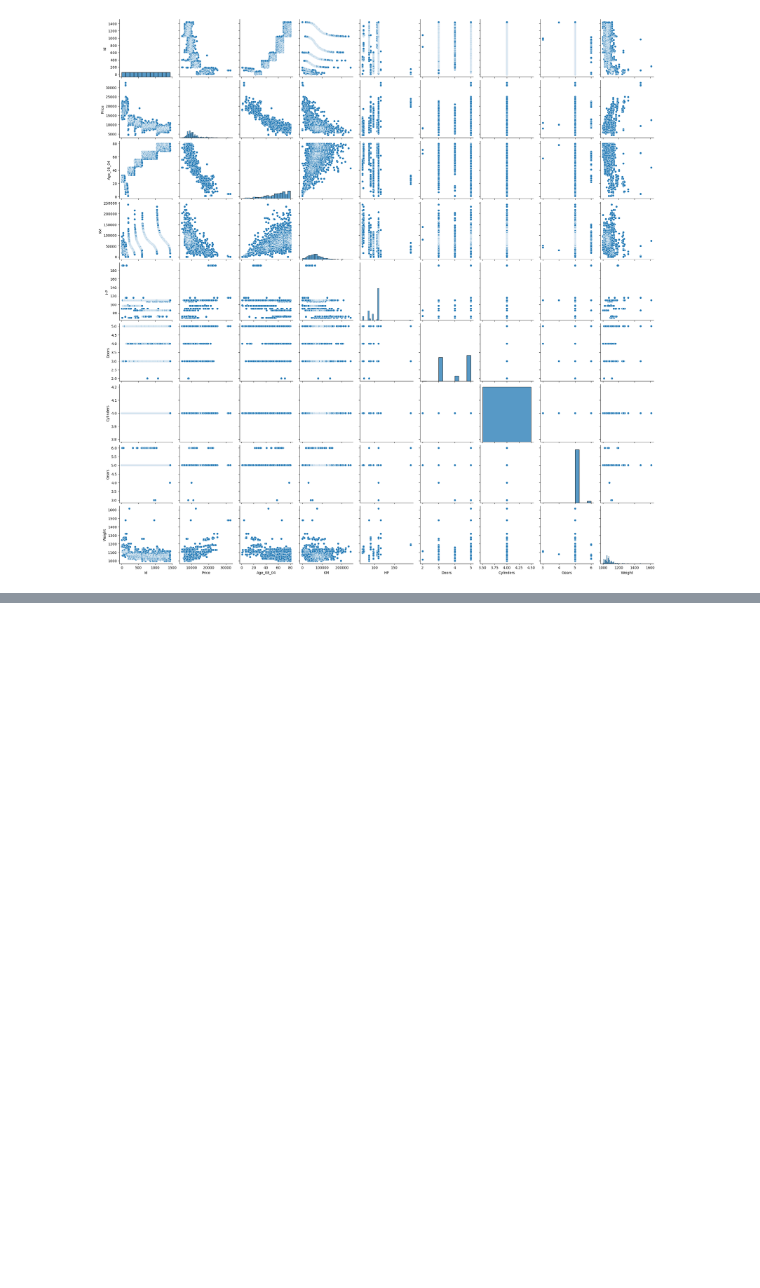
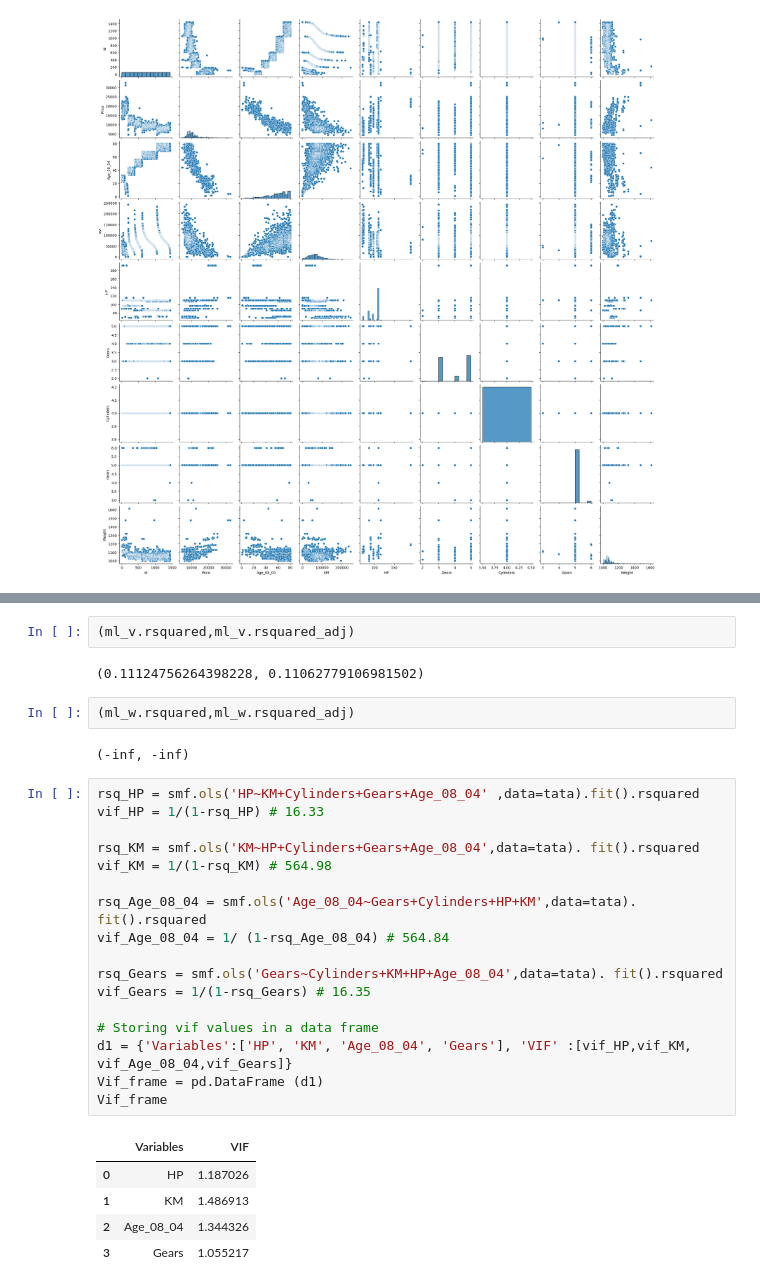
Before and after one commit to Thoyyi01/Assignments, a Jupyter notebook: Project_1.ipynb, the cells around one changed output, grey strips where cells are left out. Saved outputs shown, nothing was run; the diff lists cells and outputs as text; blank space fills up the shorter version.

```diff
--- a/Project_1.ipynb
+++ b/Project_1.ipynb
@@ -62,0 +91,31 @@ sns.pairplot(tata)
+# %%
+(ml_v.rsquared,ml_v.rsquared_adj)
+# %% [output]
+(0.11124756264398228, 0.11062779106981502)
+# %%
+(ml_w.rsquared,ml_w.rsquared_adj)
+# %% [output]
+(-inf, -inf)
+# %%
+rsq_HP = smf.ols('HP~KM+Cylinders+Gears+Age_08_04' ,data=tata).fit().rsquared
+vif_HP = 1/(1-rsq_HP) # 16.33
+
+rsq_KM = smf.ols('KM~HP+Cylinders+Gears+Age_08_04',data=tata). fit().rsquared
+vif_KM = 1/(1-rsq_KM) # 564.98
+
+rsq_Age_08_04 = smf.ols('Age_08_04~Gears+Cylinders+HP+KM',data=tata). fit().rsquared
+vif_Age_08_04 = 1/ (1-rsq_Age_08_04) # 564.84
+
+rsq_Gears = smf.ols('Gears~Cylinders+KM+HP+Age_08_04',data=tata). fit().rsquared
+vif_Gears = 1/(1-rsq_Gears) # 16.35
+
+# Storing vif values in a data frame
+d1 = {'Variables':['HP', 'KM', 'Age_08_04', 'Gears'], 'VIF' :[vif_HP,vif_KM, vif_Age_08_04,vif_Gears]}
+Vif_frame = pd.DataFrame (d1)
+Vif_frame
+# %% [output]
+|  | Variables | VIF |
+| 0 | HP | 1.187026 |
+| 1 | KM | 1.486913 |
+| 2 | Age_08_04 | 1.344326 |
+| 3 | Gears | 1.055217 |
```
Also changed, not shown: parts of 6 cells of this notebook.
